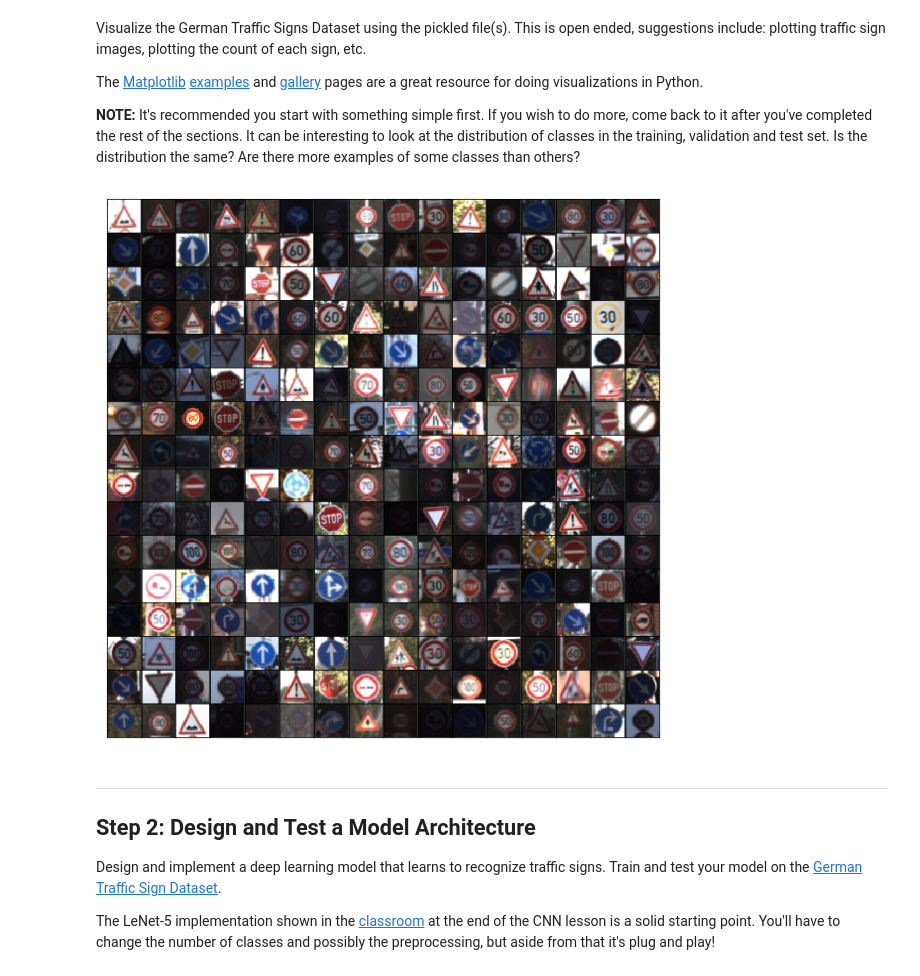
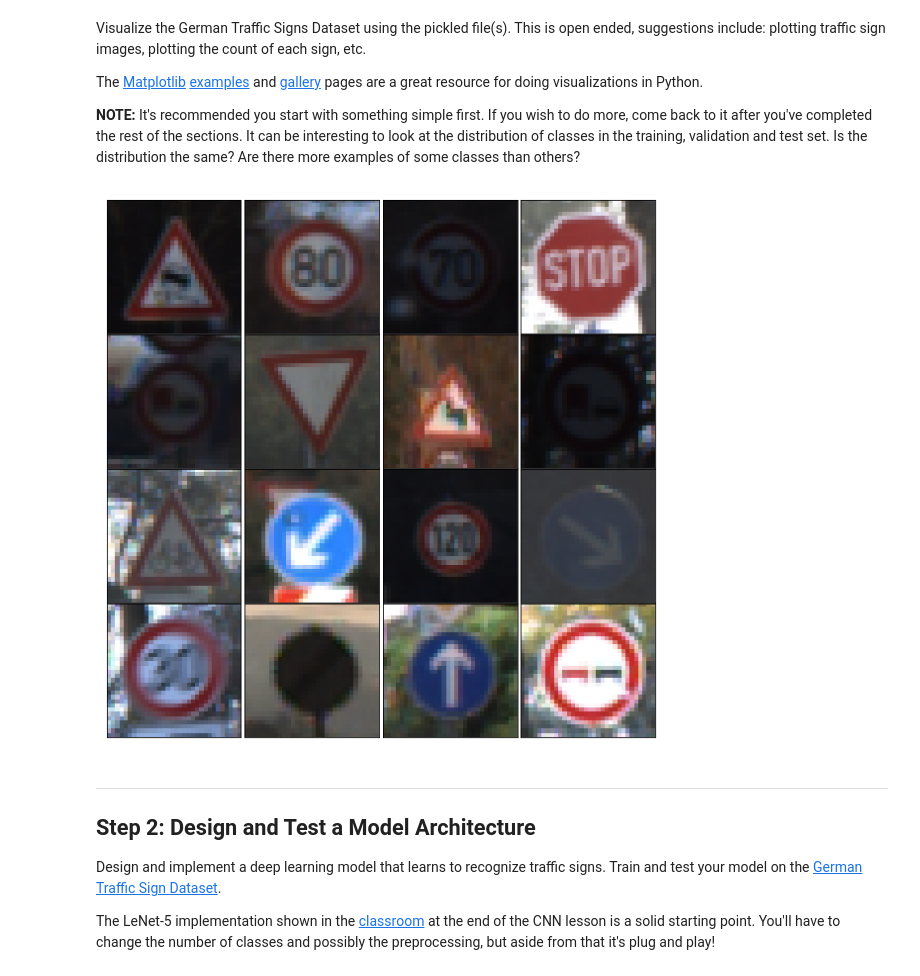
Before and after one commit to mischastik/CarND-Traffic-Sign-Classifier-Project, a Jupyter notebook: Traffic_Sign_Classifier.ipynb, the cells around one changed output. Saved outputs shown, nothing was run; the diff lists cells and outputs as text; code cells hidden in the pictures.

```diff
--- a/Traffic_Sign_Classifier.ipynb
+++ b/Traffic_Sign_Classifier.ipynb
@@ -108,23 +113,23 @@ The [Matplotlib](http://matplotlib.org/) [examples](http://matplotlib.org/exampl
 # %%
 ### Data exploration visualization code goes here.
 ### Feel free to use as many code cells as needed.
 import matplotlib.pyplot as plt
 from random import randint
 # Visualizations will be shown in the notebook.
 %matplotlib inline
-
-fig, axes = plt.subplots(16, 16, figsize=(10, 10),
+gridwith=4
+fig, axes = plt.subplots(gridwith, gridwith, figsize=(10, 10),
                          subplot_kw={'xticks': [], 'yticks': []})
 
 fig.subplots_adjust(hspace=0.001, wspace=0.001)
 ax = axes.flat
 
-for i in range(256):
+for i in range(gridwith*gridwith):
     ax[i].imshow(X_train[randint(0, n_train-1)])
 
 plt.show()
 # %% [output]
-[figure, old version]
+[figure, new version]
 # %% [markdown]
 ----
 
```
Also changed, not shown: parts of 6 cells of this notebook.
